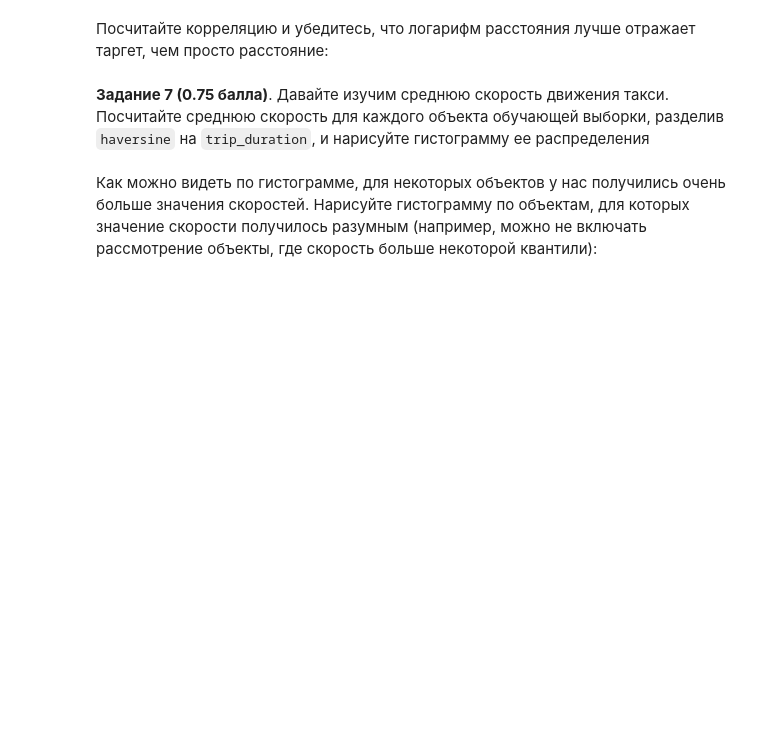
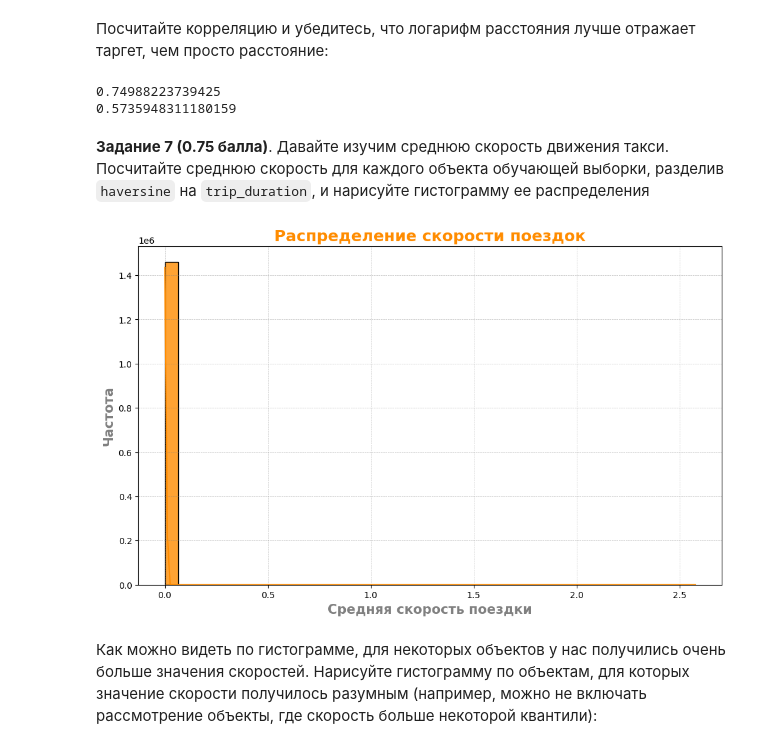
Before and after one commit to AndreiPolischuk/ML_HOMEWORKS, a Jupyter notebook: HW2/homework_practice_02_linregr-Полищук.ipynb, the cells around one changed output. Saved outputs shown, nothing was run; the diff lists cells and outputs as text; code cells hidden in the pictures; blank space fills up the shorter version.

```diff
--- a/HW2/homework_practice_02_linregr-Полищук.ipynb
+++ b/HW2/homework_practice_02_linregr-Полищук.ipynb
@@ -517,0 +522,12 @@ show_circles_on_map(your_lat_values, your_lon_values, color="midnightblue")
+# %%
+def haversine_array(lat1, lng1, lat2, lng2):
+    lat1, lng1, lat2, lng2 = map(np.radians, (lat1, lng1, lat2, lng2))
+    AVG_EARTH_RADIUS = 6371  # in km
+    lat = lat2 - lat1
+    lng = lng2 - lng1
+    d = np.sin(lat * 0.5) ** 2 + np.cos(lat1) * np.cos(lat2) * np.sin(lng * 0.5) ** 2
+    h = 2 * AVG_EARTH_RADIUS * np.arcsin(np.sqrt(d))
+    return h
+# %%
+df['haversine'] = haversine_array(df.pickup_latitude, df.pickup_longitude, df.dropoff_latitude, df.dropoff_longitude)
+df.haversine
@@ -521,0 +549,3 @@ show_circles_on_map(your_lat_values, your_lon_values, color="midnightblue")
+# %%
+df['log_haversine'] = np.log1p(df.haversine)
+df
@@ -526,2 +568,8 @@ show_circles_on_map(your_lat_values, your_lon_values, color="midnightblue")
+# %%
+print(df['log_trip_duration'].corr(df['log_haversine']))
+print(df['log_trip_duration'].corr(df['haversine']))
+# %% [output]
+0.74988223739425
+0.5735948311180159
 # %% [markdown]
 **Задание 7 (0.75 балла)**. Давайте изучим среднюю скорость движения такси. Посчитайте среднюю скорость для каждого объекта обучающей выборки, разделив `haversine` на `trip_duration`, и нарисуйте гистограмму ее распределения
@@ -530,2 +576,24 @@ show_circles_on_map(your_lat_values, your_lon_values, color="midnightblue")
+# %%
+df['avg_speed'] = df.haversine / df.trip_duration
+plt.figure(figsize=(12, 7))
+sns.histplot(
+    data=df,
+    x='avg_speed',
+    bins=40,
+    kde=True,
+    color="darkorange",
+    edgecolor="black",
+    alpha=0.8
+)
+
+plt.title("Распределение скорости поездок", fontsize=18, fontweight='bold', color='darkorange')
+plt.xlabel("Средняя скорость поездки", fontsize=15, fontweight='bold', color='gray')
+plt.ylabel("Частота", fontsize=15, fontweight='bold', color='gray')
+
+plt.grid(visible=True, color='gray', linestyle='--', linewidth=0.5, alpha=0.5)
+
+plt.show()
+# %% [output]
+[figure, added]
 # %% [markdown]
 Как можно видеть по гистограмме, для некоторых объектов у нас получились очень больше значения скоростей. Нарисуйте гистограмму по объектам, для которых значение скорости получилось разумным (например, можно не включать рассмотрение объекты, где скорость больше некоторой квантили):
```
Also changed, not shown: parts of 60 cells of this notebook, 2 other files.
